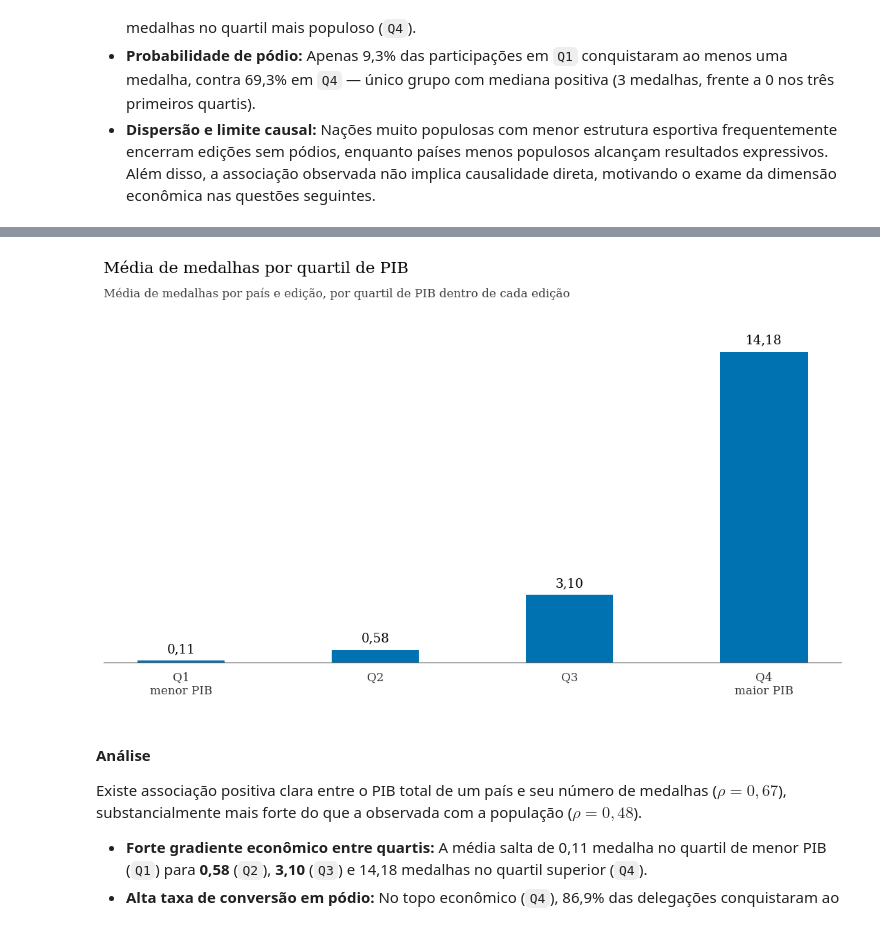
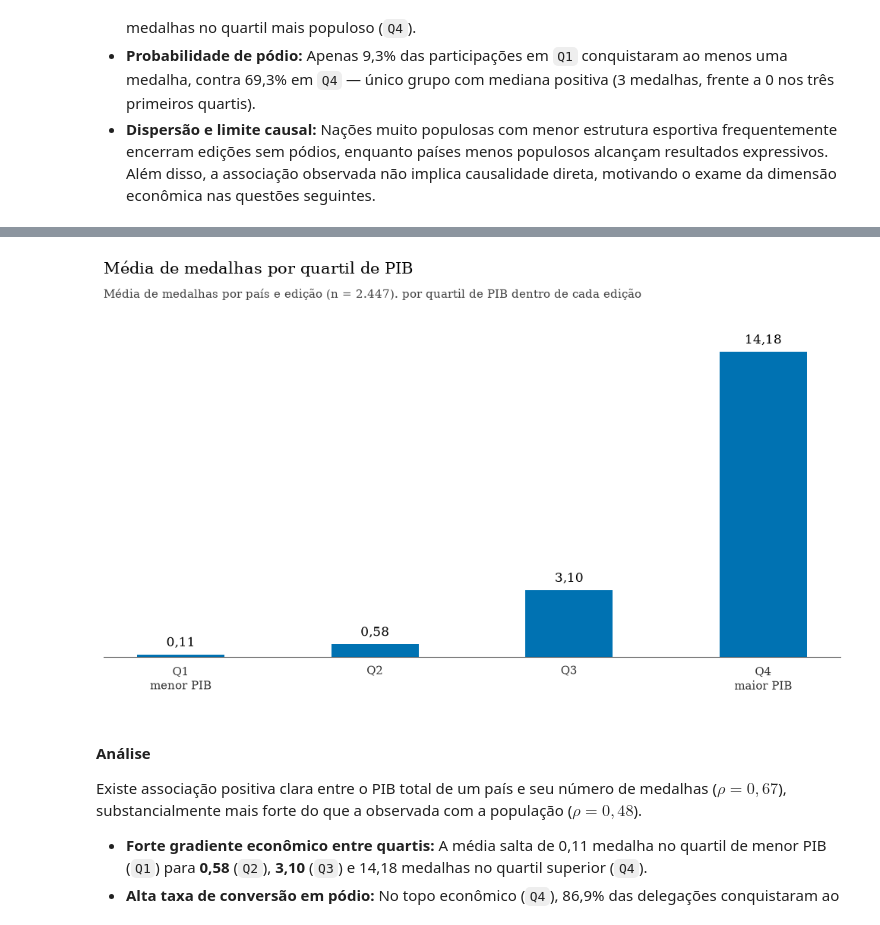
Before and after one commit to felipeascruz/Analise-do-desempenho-olimpico-e-caracteristicas-socioeconomicas, a Jupyter notebook: Análise do desempenho olímpico e características socioeconômicas.ipynb, the cells around one changed output, grey strips where cells are left out. Saved outputs shown, nothing was run; the diff lists cells and outputs as text; code cells hidden in the pictures.

```diff
--- a/Análise do desempenho olímpico e características socioeconômicas.ipynb
+++ b/Análise do desempenho olímpico e características socioeconômicas.ipynb
@@ -505,7 +531,7 @@ with estilo_tufte():
     titulo_e_subtitulo(
         ax,
         f'PIB e número de medalhas nos Jogos Olímpicos de Verão ({periodo})',
-        'Cada ponto é um país em uma edição; no eixo vertical, o total de medalhas na edição',
+        f'Cada ponto é um país em uma edição (n = {len(df_q4):,}); no eixo vertical, o total de medalhas na edição'.replace(',', '.'),
     )
 
     fig.tight_layout()
@@ -527,35 +553,35 @@ df_q4['quartil_gdp'] = (
     .transform(lambda x: pd.qcut(x.rank(method='first'), q=4, labels=rotulos_quartis_gdp))
 )
 
 resumo_quartis_gdp = (
     df_q4
     .groupby('quartil_gdp', observed=False)
     .agg(
         observacoes=('total', 'size'),
         media_medalhas=('total', 'mean'),
         mediana_medalhas=('total', 'median'),
         proporcao_medalhistas=('total', lambda x: (x > 0).mean() * 100),
     )
     .reset_index()
 )
 
 rotulos = resumo_quartis_gdp['quartil_gdp'].astype(str).str.replace(' - ', '\n')
 
 with estilo_tufte():
     fig, ax = plt.subplots(figsize=(10, 6))
 
     barras_com_valores(ax, rotulos, resumo_quartis_gdp['media_medalhas'], COR_PIB)
     titulo_e_subtitulo(
         ax,
         'Média de medalhas por quartil de PIB',
-        'Média de medalhas por país e edição, por quartil de PIB dentro de cada edição',
+        f'Média de medalhas por país e edição (n = {len(df_q4):,}), por quartil de PIB dentro de cada edição'.replace(',', '.'),
         recuo=0,
     )
 
     fig.tight_layout()
     plt.show()
 # %% [output]
-[figure, old version]
+[figure, new version]
 # %% [markdown]
 #### Análise
 
```
Also changed, not shown: parts of 17 cells of this notebook, 2 other files.
